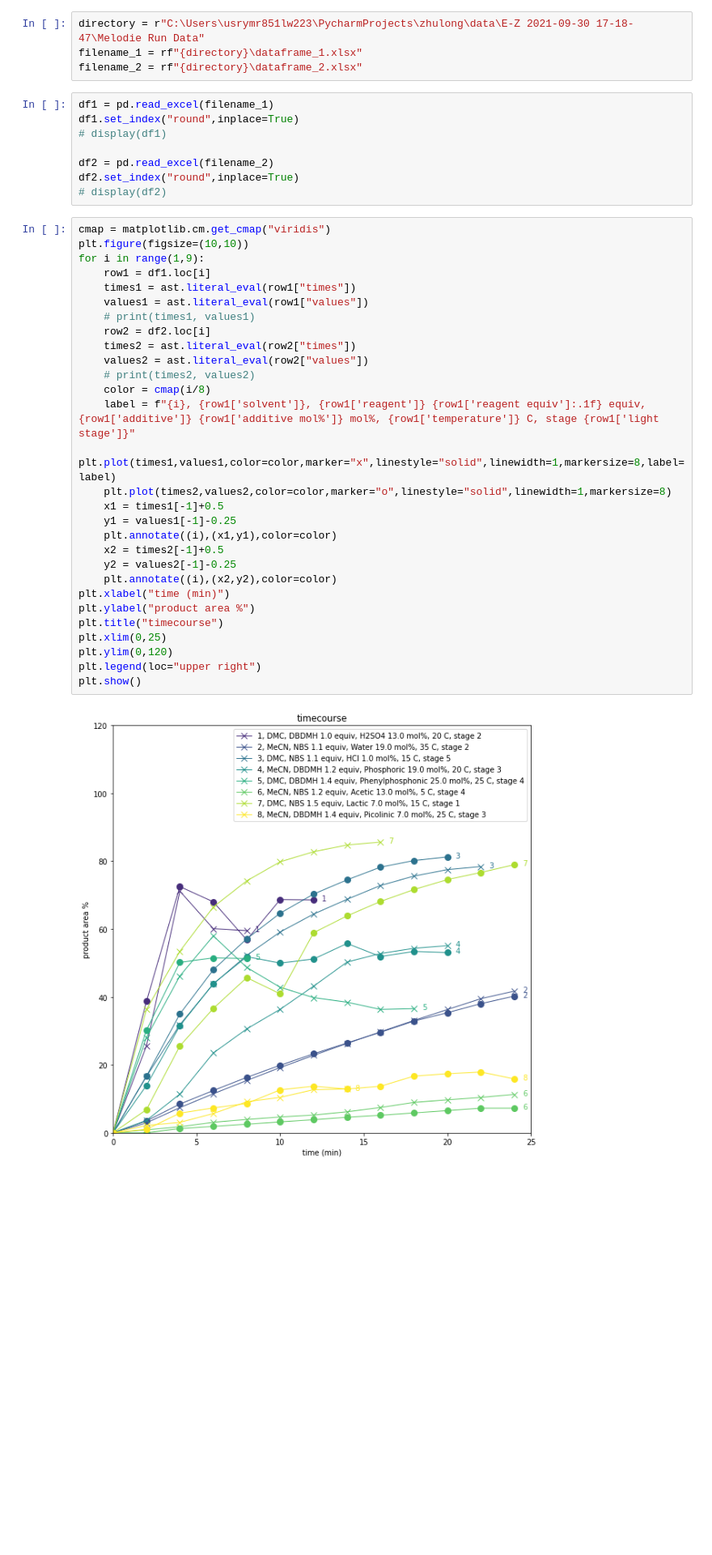
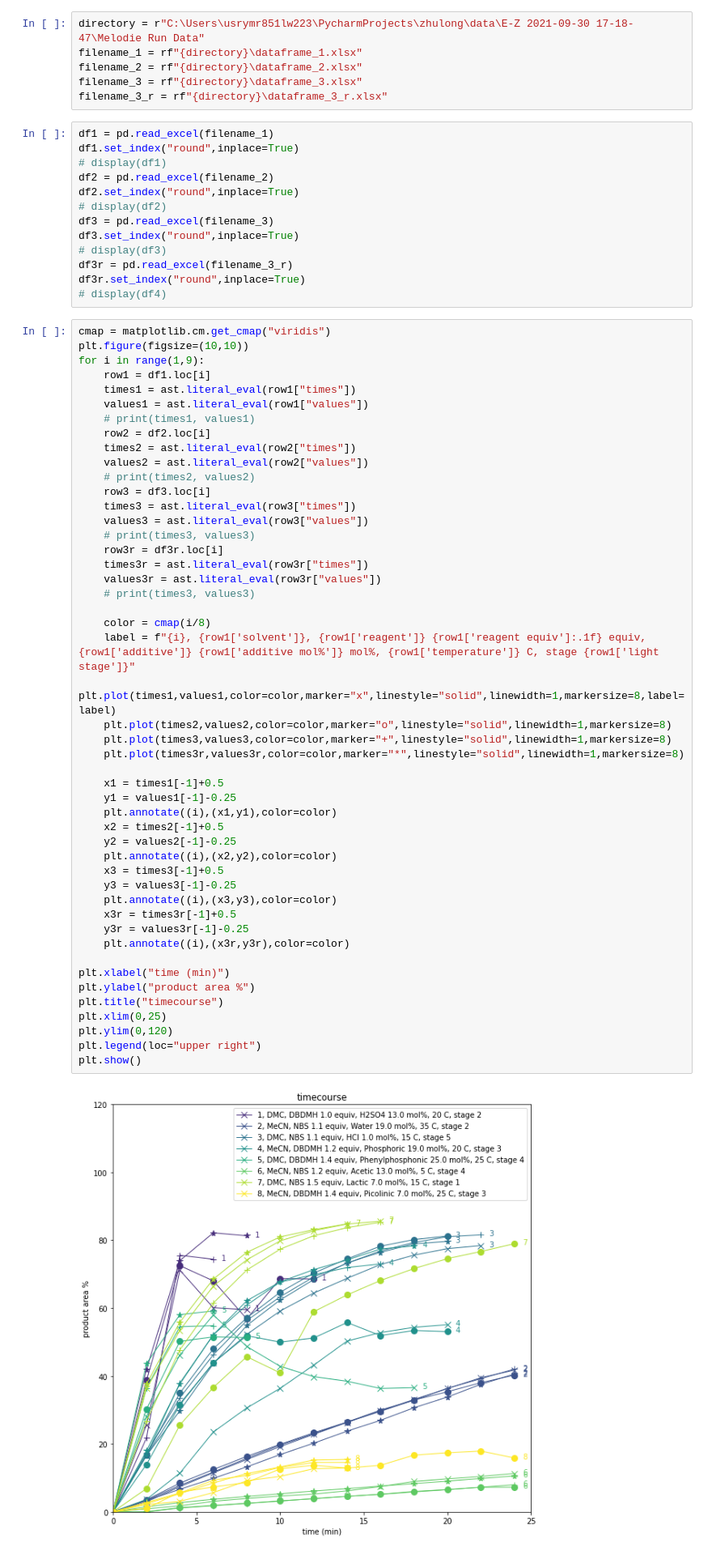
Before and after one commit to ekwan/zhulong, a Jupyter notebook: zhulong/Reproducibility.ipynb, the cells around one changed output. Shown at 81% size. Saved outputs shown, nothing was run; the diff lists cells and outputs as text; blank space fills up the shorter version.

```diff
--- a/zhulong/Reproducibility.ipynb
+++ b/zhulong/Reproducibility.ipynb
@@ -13,42 +13,68 @@ import pickle
 directory = r"C:\Users\usrymr851lw223\PycharmProjects\zhulong\data\E-Z 2021-09-30 17-18-47\Melodie Run Data"
 filename_1 = rf"{directory}\dataframe_1.xlsx"
 filename_2 = rf"{directory}\dataframe_2.xlsx"
+filename_3 = rf"{directory}\dataframe_3.xlsx"
+filename_3_r = rf"{directory}\dataframe_3_r.xlsx"
 # %%
 df1 = pd.read_excel(filename_1)
 df1.set_index("round",inplace=True)
 # display(df1)
-
 df2 = pd.read_excel(filename_2)
 df2.set_index("round",inplace=True)
 # display(df2)
+df3 = pd.read_excel(filename_3)
+df3.set_index("round",inplace=True)
+# display(df3)
+df3r = pd.read_excel(filename_3_r)
+df3r.set_index("round",inplace=True)
+# display(df4)
 # %%
 cmap = matplotlib.cm.get_cmap("viridis")
 plt.figure(figsize=(10,10))
 for i in range(1,9):
     row1 = df1.loc[i]
     times1 = ast.literal_eval(row1["times"])
     values1 = ast.literal_eval(row1["values"])
     # print(times1, values1)
     row2 = df2.loc[i]
     times2 = ast.literal_eval(row2["times"])
     values2 = ast.literal_eval(row2["values"])
     # print(times2, values2)
+    row3 = df3.loc[i]
+    times3 = ast.literal_eval(row3["times"])
+    values3 = ast.literal_eval(row3["values"])
+    # print(times3, values3)
+    row3r = df3r.loc[i]
+    times3r = ast.literal_eval(row3r["times"])
+    values3r = ast.literal_eval(row3r["values"])
+    # print(times3, values3)
+
     color = cmap(i/8)
     label = f"{i}, {row1['solvent']}, {row1['reagent']} {row1['reagent equiv']:.1f} equiv, {row1['additive']} {row1['additive mol%']} mol%, {row1['temperature']} C, stage {row1['light stage']}"
     plt.plot(times1,values1,color=color,marker="x",linestyle="solid",linewidth=1,markersize=8,label=label)
     plt.plot(times2,values2,color=color,marker="o",linestyle="solid",linewidth=1,markersize=8)
+    plt.plot(times3,values3,color=color,marker="+",linestyle="solid",linewidth=1,markersize=8)
+    plt.plot(times3r,values3r,color=color,marker="*",linestyle="solid",linewidth=1,markersize=8)
+
     x1 = times1[-1]+0.5
     y1 = values1[-1]-0.25
     plt.annotate((i),(x1,y1),color=color)
     x2 = times2[-1]+0.5
     y2 = values2[-1]-0.25
     plt.annotate((i),(x2,y2),color=color)
+    x3 = times3[-1]+0.5
+    y3 = values3[-1]-0.25
+    plt.annotate((i),(x3,y3),color=color)
+    x3r = times3r[-1]+0.5
+    y3r = values3r[-1]-0.25
+    plt.annotate((i),(x3r,y3r),color=color)
+
 plt.xlabel("time (min)")
 plt.ylabel("product area %")
 plt.title("timecourse")
 plt.xlim(0,25)
 plt.ylim(0,120)
 plt.legend(loc="upper right")
 plt.show()
 # %% [output]
-[figure, old version]
+[figure, new version]
```
Also changed, not shown: 49 other files.
